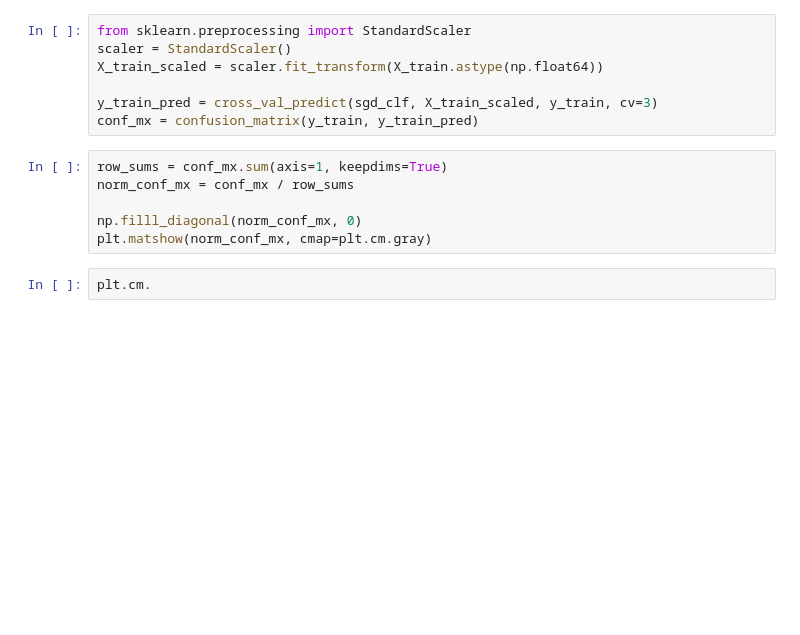
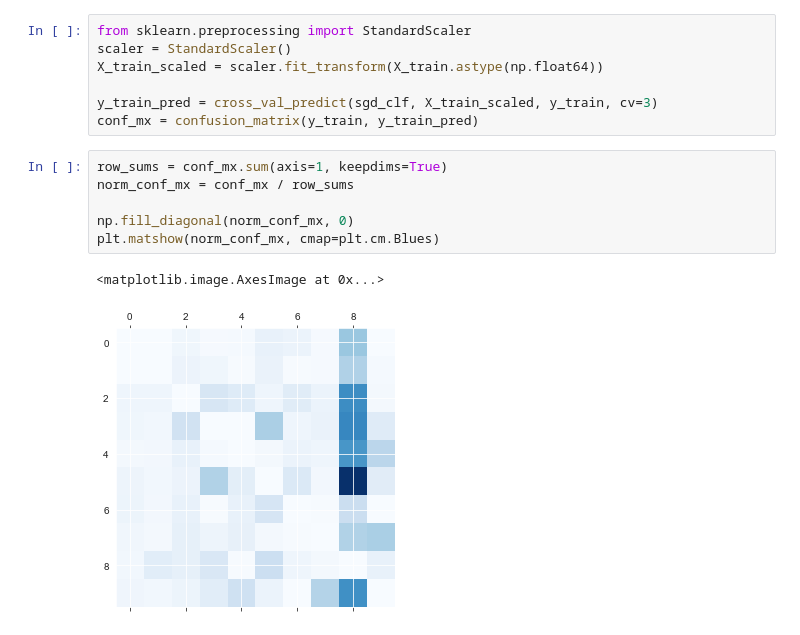
Before and after one commit to trillianx/machine_learning_notes, a Jupyter notebook: Hands_on_ML/notebooks/Chapter_03.ipynb, the cells around one changed output. Drawn from its saved outputs; the diff is of its cells as text; blank space fills up the shorter version.

```diff
--- a/Hands_on_ML/notebooks/Chapter_03.ipynb
+++ b/Hands_on_ML/notebooks/Chapter_03.ipynb
@@ -196,8 +196,9 @@ conf_mx = confusion_matrix(y_train, y_train_pred)
 # %%
 row_sums = conf_mx.sum(axis=1, keepdims=True)
 norm_conf_mx = conf_mx / row_sums
 
-np.filll_diagonal(norm_conf_mx, 0)
-plt.matshow(norm_conf_mx, cmap=plt.cm.gray)
+np.fill_diagonal(norm_conf_mx, 0)
+plt.matshow(norm_conf_mx, cmap=plt.cm.Blues)
+# %% [output]
+<matplotlib.image.AxesImage at 0x...>
+[figure, added]
-# %%
-plt.cm.
```
Also changed, not shown: 17 other files.
